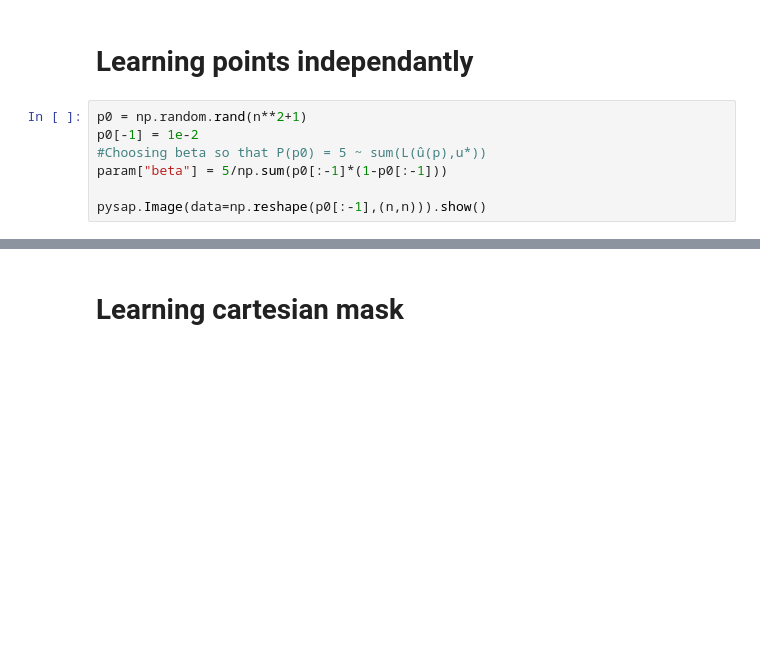
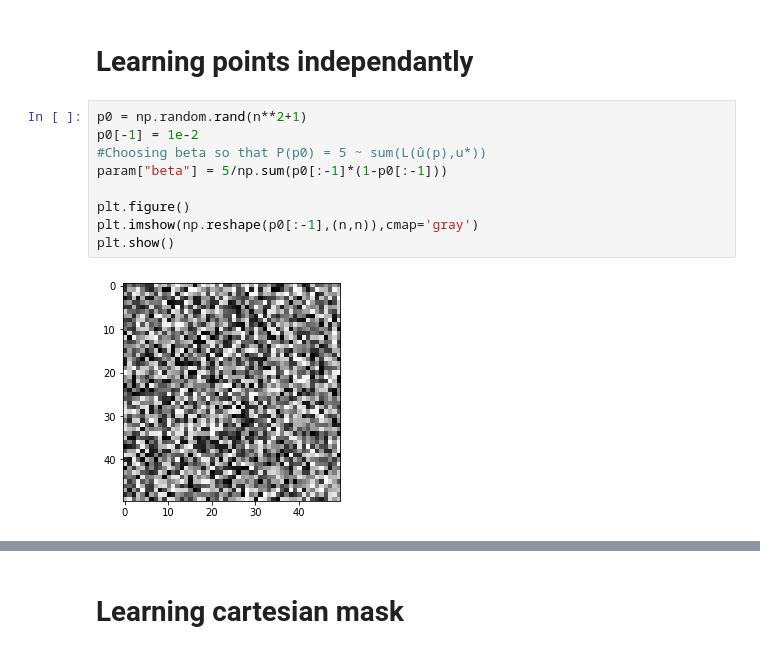
Before and after one commit to Biagig/Learning-Sampling-Pattern, a Jupyter notebook: Upper Level V2.ipynb, the cells around one changed output, grey strips where cells are left out. Drawn from its saved outputs; the diff is of its cells as text; blank space fills up the shorter version.

```diff
--- a/Upper Level V2.ipynb
+++ b/Upper Level V2.ipynb
@@ -100,10 +94,14 @@ obj = Mask_Learner(images=images,kspace_data=kspace_data,
 # %%
 p0 = np.random.rand(n**2+1)
 p0[-1] = 1e-2
 #Choosing beta so that P(p0) = 5 ~ sum(L(û(p),u*))
 param["beta"] = 5/np.sum(p0[:-1]*(1-p0[:-1]))
 
-pysap.Image(data=np.reshape(p0[:-1],(n,n))).show()
+plt.figure()
+plt.imshow(np.reshape(p0[:-1],(n,n)),cmap='gray')
+plt.show()
+# %% [output]
+[figure, added]
 # %%
 pf,energy_upper,alphas = obj.optimize(p0=p0)
 # %% [output]
```
Also changed, not shown: parts of 17 cells of this notebook.
